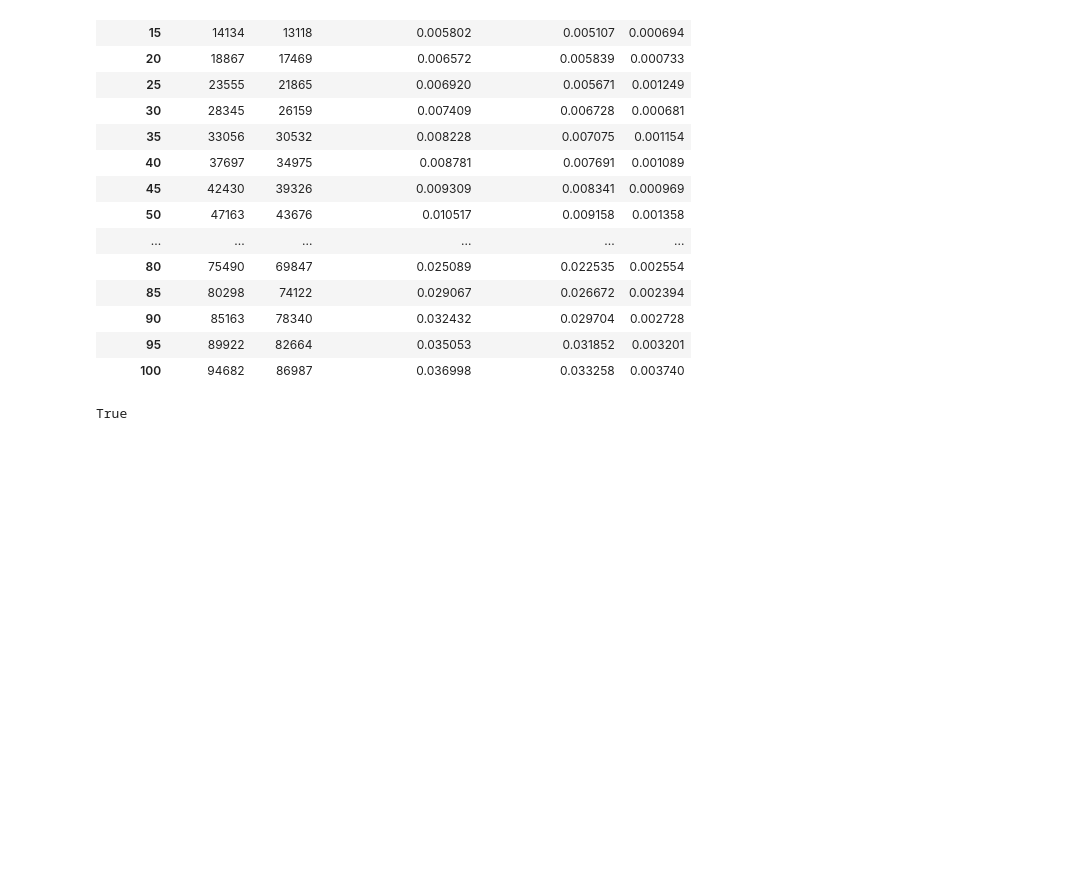
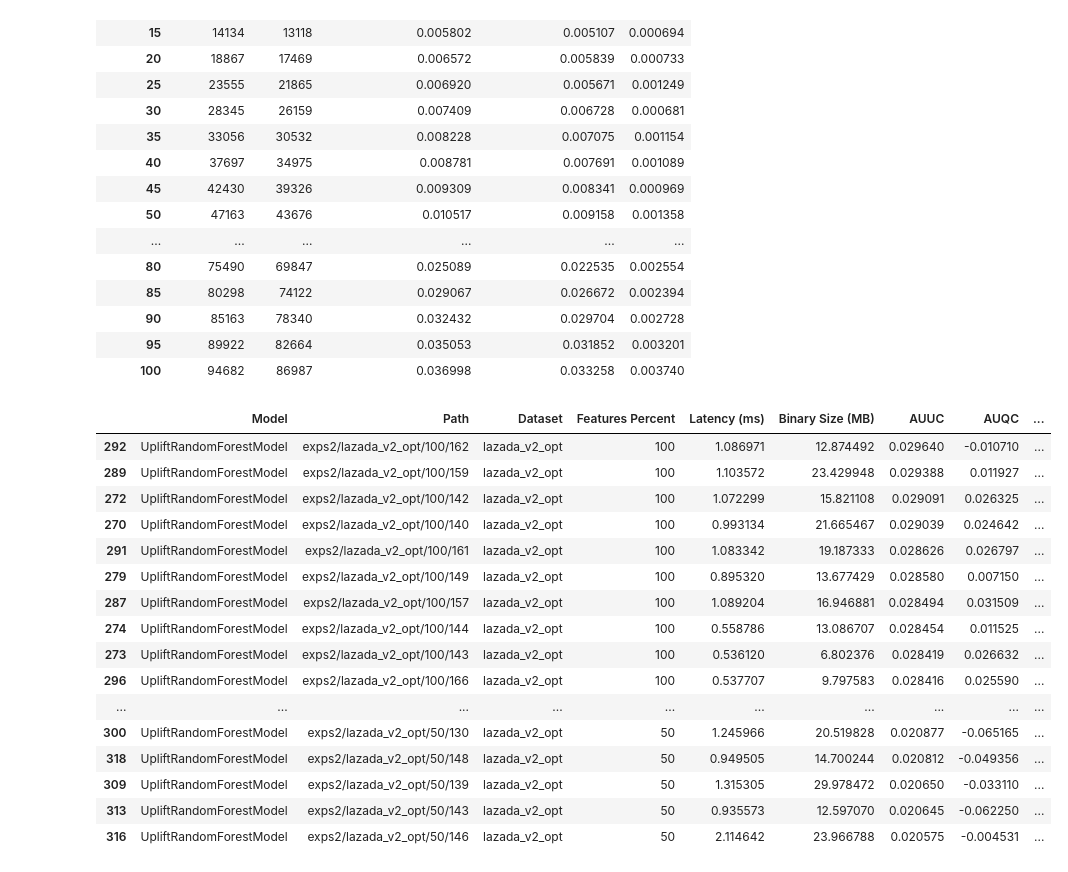
Before and after one commit to OganyanRV/UpliftModelingResearch, a Jupyter notebook: notebooks/learning models/transformation/ClassTransmodel.ipynb, the cells around one changed output. Cells and saved outputs as stored; diff of their text form; code cells hidden in the pictures; blank space fills up the shorter version.

Commit message:
added script for running trainings and did prune uplift forest

```diff
--- a/notebooks/learning models/transformation/ClassTransmodel.ipynb
+++ b/notebooks/learning models/transformation/ClassTransmodel.ipynb
@@ -141,6 +141,27 @@ uplift_precision
 | 95 | 89922 | 82664 | 0.035053 | 0.031852 | 0.003201 |
 | 100 | 94682 | 86987 | 0.036998 | 0.033258 | 0.003740 |
 # %%
-model.model.estimator
+from src.global_params import BASE_PATH, EXPS_PATH
+import pandas as pd
+table = pd.read_csv(BASE_PATH + "/" + EXPS_PATH +  "/stats.tsv", sep='\t')
+# table[table['Model'] == 'TModel'].sort_values(["AUUC"], ascending=False)
-# %% [output]
-True
+# %%
+table.sort_values(["AUUC"], ascending=False).head(40)
+# %% [output]
+|  | Model | Path | Dataset | Features Percent | Latency (ms) | Binary Size (MB) | AUUC | AUQC | ... |
+| 292 | UpliftRandomForestModel | exps2/lazada_v2_opt/100/162 | lazada_v2_opt | 100 | 1.086971 | 12.874492 | 0.029640 | -0.010710 | ... |
+| 289 | UpliftRandomForestModel | exps2/lazada_v2_opt/100/159 | lazada_v2_opt | 100 | 1.103572 | 23.429948 | 0.029388 | 0.011927 | ... |
+| 272 | UpliftRandomForestModel | exps2/lazada_v2_opt/100/142 | lazada_v2_opt | 100 | 1.072299 | 15.821108 | 0.029091 | 0.026325 | ... |
+| 270 | UpliftRandomForestModel | exps2/lazada_v2_opt/100/140 | lazada_v2_opt | 100 | 0.993134 | 21.665467 | 0.029039 | 0.024642 | ... |
+| 291 | UpliftRandomForestModel | exps2/lazada_v2_opt/100/161 | lazada_v2_opt | 100 | 1.083342 | 19.187333 | 0.028626 | 0.026797 | ... |
+| 279 | UpliftRandomForestModel | exps2/lazada_v2_opt/100/149 | lazada_v2_opt | 100 | 0.895320 | 13.677429 | 0.028580 | 0.007150 | ... |
+| 287 | UpliftRandomForestModel | exps2/lazada_v2_opt/100/157 | lazada_v2_opt | 100 | 1.089204 | 16.946881 | 0.028494 | 0.031509 | ... |
+| 274 | UpliftRandomForestModel | exps2/lazada_v2_opt/100/144 | lazada_v2_opt | 100 | 0.558786 | 13.086707 | 0.028454 | 0.011525 | ... |
+| 273 | UpliftRandomForestModel | exps2/lazada_v2_opt/100/143 | lazada_v2_opt | 100 | 0.536120 | 6.802376 | 0.028419 | 0.026632 | ... |
+| 296 | UpliftRandomForestModel | exps2/lazada_v2_opt/100/166 | lazada_v2_opt | 100 | 0.537707 | 9.797583 | 0.028416 | 0.025590 | ... |
+| ... | ... | ... | ... | ... | ... | ... | ... | ... | ... |
+| 300 | UpliftRandomForestModel | exps2/lazada_v2_opt/50/130 | lazada_v2_opt | 50 | 1.245966 | 20.519828 | 0.020877 | -0.065165 | ... |
+| 318 | UpliftRandomForestModel | exps2/lazada_v2_opt/50/148 | lazada_v2_opt | 50 | 0.949505 | 14.700244 | 0.020812 | -0.049356 | ... |
+| 309 | UpliftRandomForestModel | exps2/lazada_v2_opt/50/139 | lazada_v2_opt | 50 | 1.315305 | 29.978472 | 0.020650 | -0.033110 | ... |
+| 313 | UpliftRandomForestModel | exps2/lazada_v2_opt/50/143 | lazada_v2_opt | 50 | 0.935573 | 12.597070 | 0.020645 | -0.062250 | ... |
+| 316 | UpliftRandomForestModel | exps2/lazada_v2_opt/50/146 | lazada_v2_opt | 50 | 2.114642 | 23.966788 | 0.020575 | -0.004531 | ... |
```
Also changed, not shown: 6 other files.
